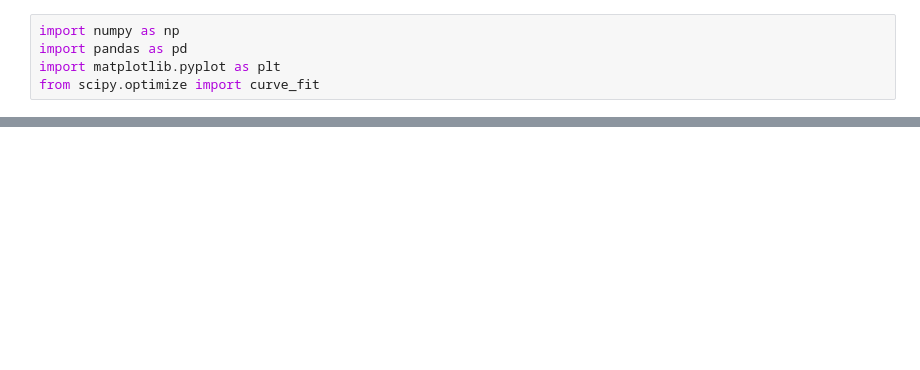
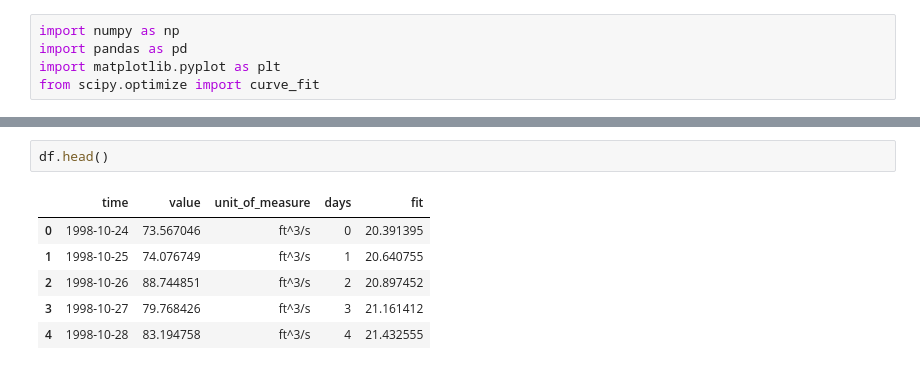
Before and after one commit to danilomcmaster/GSLModel, a Jupyter notebook: inflow.ipynb, the cells around one changed output, grey strips where cells are left out. Saved outputs shown, nothing was run; the diff lists cells and outputs as text; blank space fills up the shorter version.

```diff
--- a/inflow.ipynb
+++ b/inflow.ipynb
@@ -47,3 +47,12 @@ df["fit"] = sinusoid(df["days"], A_fit, B_fit, phi_fit, C_fit)
+# %%
+df.head()
+# %% [output]
+|  | time | value | unit_of_measure | days | fit |
+| 0 | 1998-10-24 | 73.567046 | ft^3/s | 0 | 20.391395 |
+| 1 | 1998-10-25 | 74.076749 | ft^3/s | 1 | 20.640755 |
+| 2 | 1998-10-26 | 88.744851 | ft^3/s | 2 | 20.897452 |
+| 3 | 1998-10-27 | 79.768426 | ft^3/s | 3 | 21.161412 |
+| 4 | 1998-10-28 | 83.194758 | ft^3/s | 4 | 21.432555 |
 # %%
 #fit attempt 2
 def seasonal_two_harmonics(t, A1, phi1, A2, phi2, C):
```
Also changed, not shown: parts of 4 cells of this notebook.
